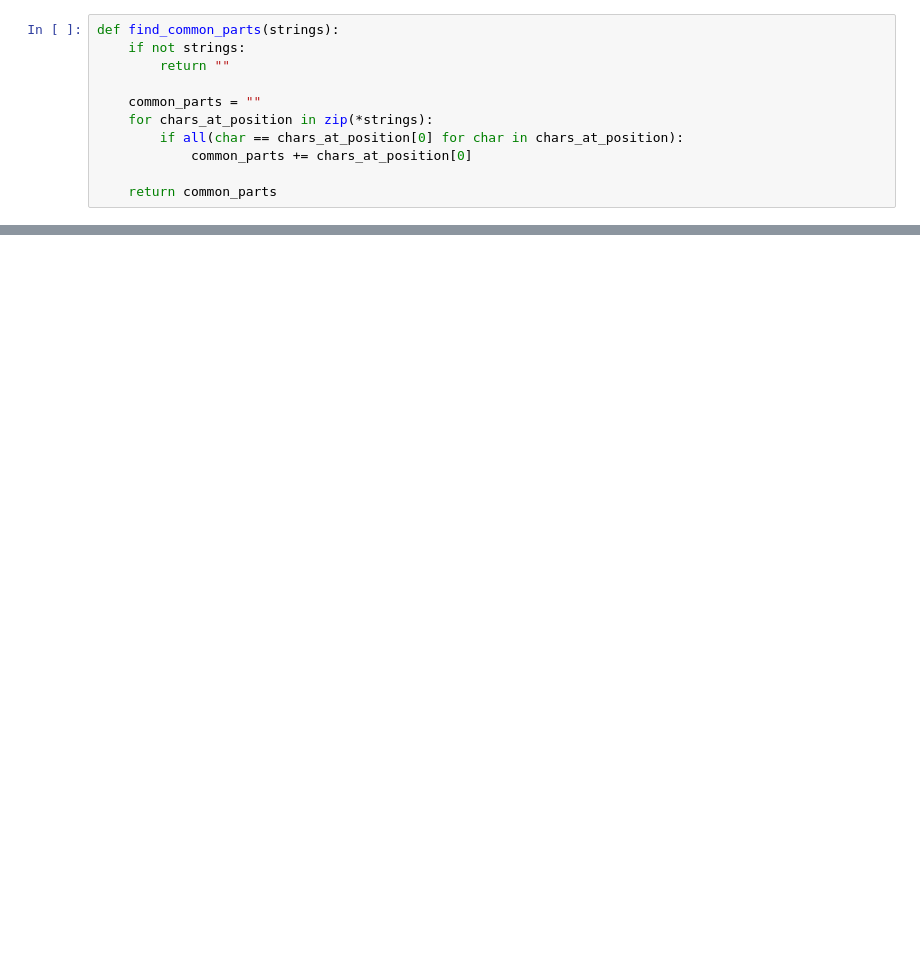
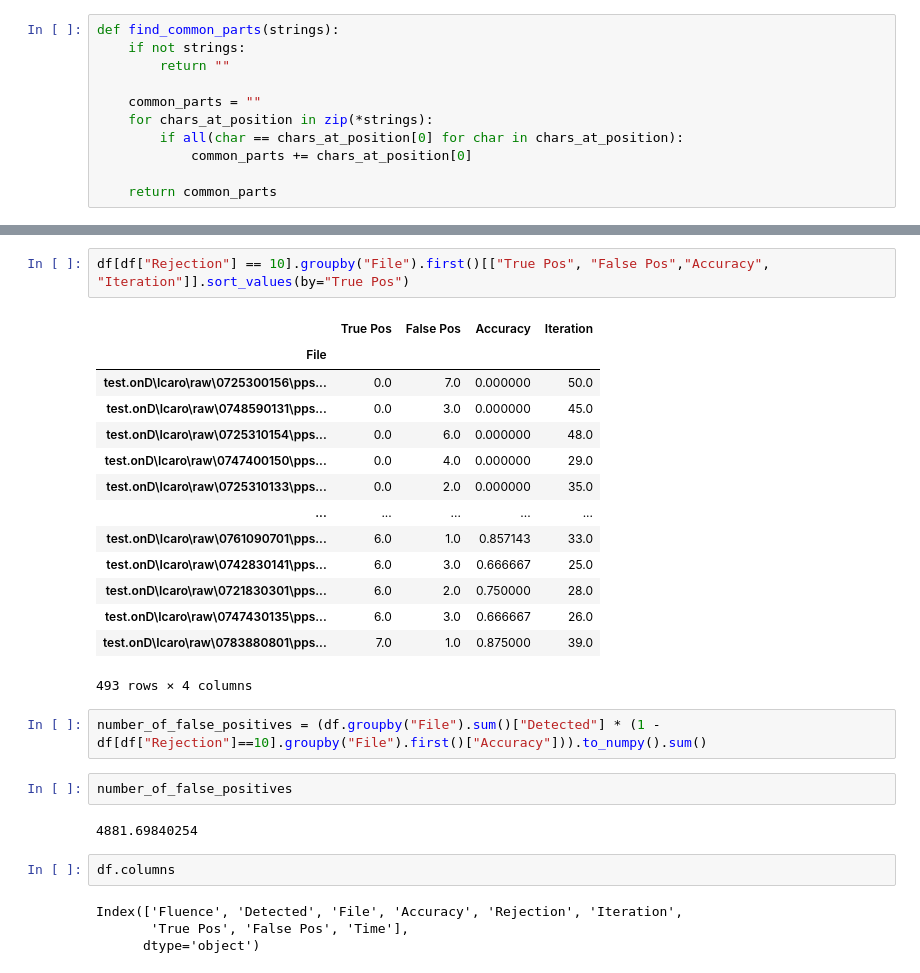
Before and after one commit to Samuele-Colombo/MPTD, a Jupyter notebook: new_approach_multiple_files.ipynb, the cells around one changed output, grey strips where cells are left out. Cells and saved outputs as stored; diff of their text form; blank space fills up the shorter version.

```diff
--- a/new_approach_multiple_files.ipynb
+++ b/new_approach_multiple_files.ipynb
@@ -327,0 +574,29 @@ df.groupby("File", axis="rows")["Accuracy"].first().hist()
+# %%
+df[df["Rejection"] == 10].groupby("File").first()[["True Pos", "False Pos","Accuracy", "Iteration"]].sort_values(by="True Pos")
+# %% [output]
+|  | True Pos | False Pos | Accuracy | Iteration |
+| File |  |  |  |  |
+| test.onD\Icaro\raw\0725300156\pps... | 0.0 | 7.0 | 0.000000 | 50.0 |
+| test.onD\Icaro\raw\0748590131\pps... | 0.0 | 3.0 | 0.000000 | 45.0 |
+| test.onD\Icaro\raw\0725310154\pps... | 0.0 | 6.0 | 0.000000 | 48.0 |
+| test.onD\Icaro\raw\0747400150\pps... | 0.0 | 4.0 | 0.000000 | 29.0 |
+| test.onD\Icaro\raw\0725310133\pps... | 0.0 | 2.0 | 0.000000 | 35.0 |
+| ... | ... | ... | ... | ... |
+| test.onD\Icaro\raw\0761090701\pps... | 6.0 | 1.0 | 0.857143 | 33.0 |
+| test.onD\Icaro\raw\0742830141\pps... | 6.0 | 3.0 | 0.666667 | 25.0 |
+| test.onD\Icaro\raw\0721830301\pps... | 6.0 | 2.0 | 0.750000 | 28.0 |
+| test.onD\Icaro\raw\0747430135\pps... | 6.0 | 3.0 | 0.666667 | 26.0 |
+| test.onD\Icaro\raw\0783880801\pps... | 7.0 | 1.0 | 0.875000 | 39.0 |
+493 rows × 4 columns
+# %%
+number_of_false_positives = (df.groupby("File").sum()["Detected"] * (1 - df[df["Rejection"]==10].groupby("File").first()["Accuracy"])).to_numpy().sum()
+# %%
+number_of_false_positives
+# %% [output]
+4881.69840254
+# %%
+df.columns
+# %% [output]
+Index(['Fluence', 'Detected', 'File', 'Accuracy', 'Rejection', 'Iteration',
+       'True Pos', 'False Pos', 'Time'],
+      dtype='object')
```
Also changed, not shown: parts of 37 cells of this notebook.
